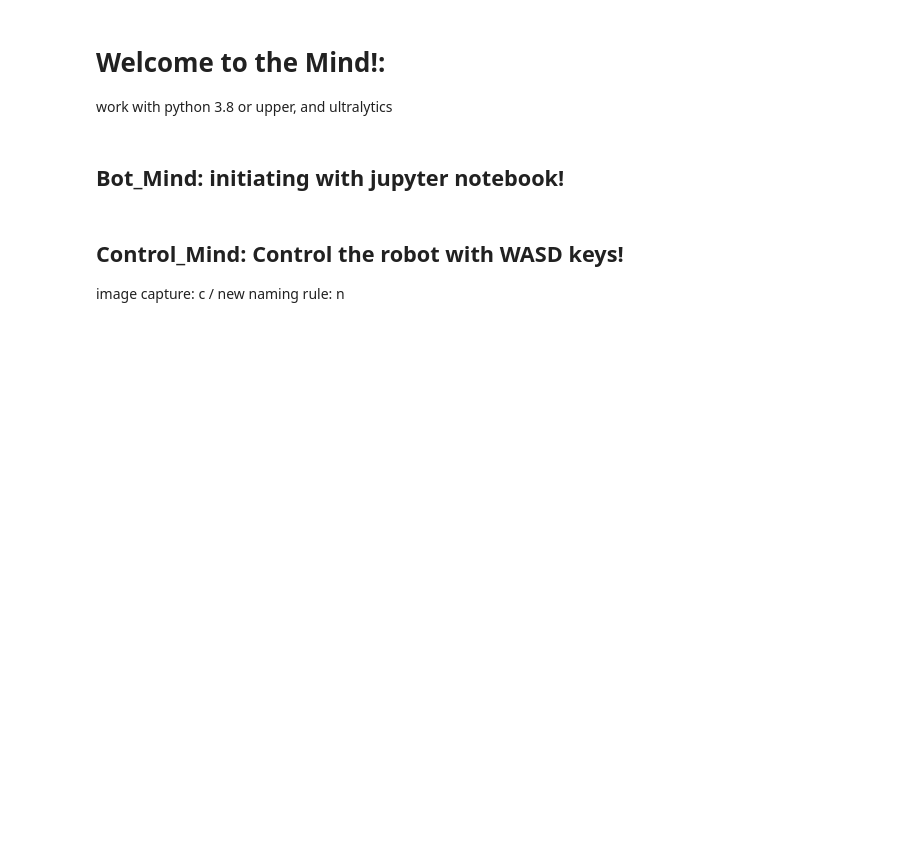
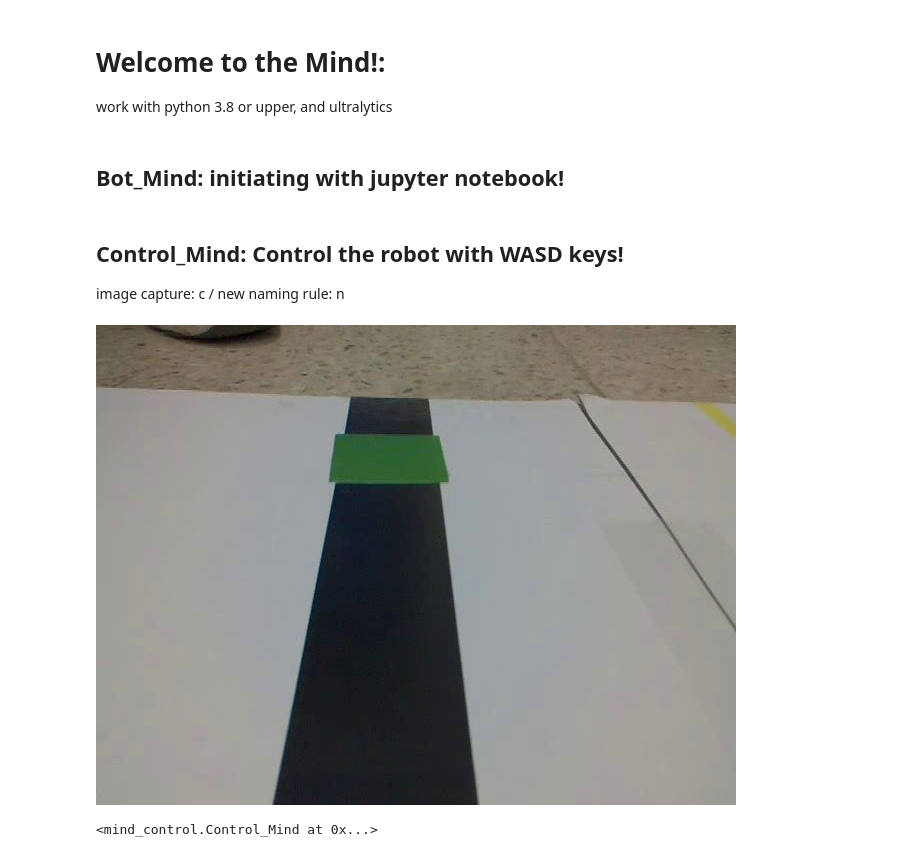
Before and after one commit to octahedron00/Driving_Mind, a Jupyter notebook: mind.ipynb, the cells around one changed output. Drawn from its saved outputs; the diff is of its cells as text; code cells hidden in the pictures; blank space fills up the shorter version.

```diff
--- a/mind.ipynb
+++ b/mind.ipynb
@@ -36,26 +36,28 @@ image capture: c / new naming rule: n
 # %%
 import cv2
 
 import keyboard
 
 from IPython.display import display, Image
 
 
 from mind_bot import Bot_Mind, showing_off
 from mind_control import Control_Mind
 
 
 
 
 DISPLAY = display(None, display_id=True)
 
 def showing_off_in_notebook(image_list, log="", *args):
-    canvas = showing_off(image_list, log, get_image=True)
-
+    canvas = image_list[0]
     _, canvas_jpeg = cv2.imencode('.jpeg', canvas)
     DISPLAY.update(Image(data=canvas_jpeg.tobytes()))
     return canvas
 
 
 
 Control_Mind(show_function=showing_off_in_notebook, keyboard_listener=keyboard)
+# %% [output]
+[figure, added]
+<mind_control.Control_Mind at 0x...>
```
Also changed, not shown: 5 other files.
